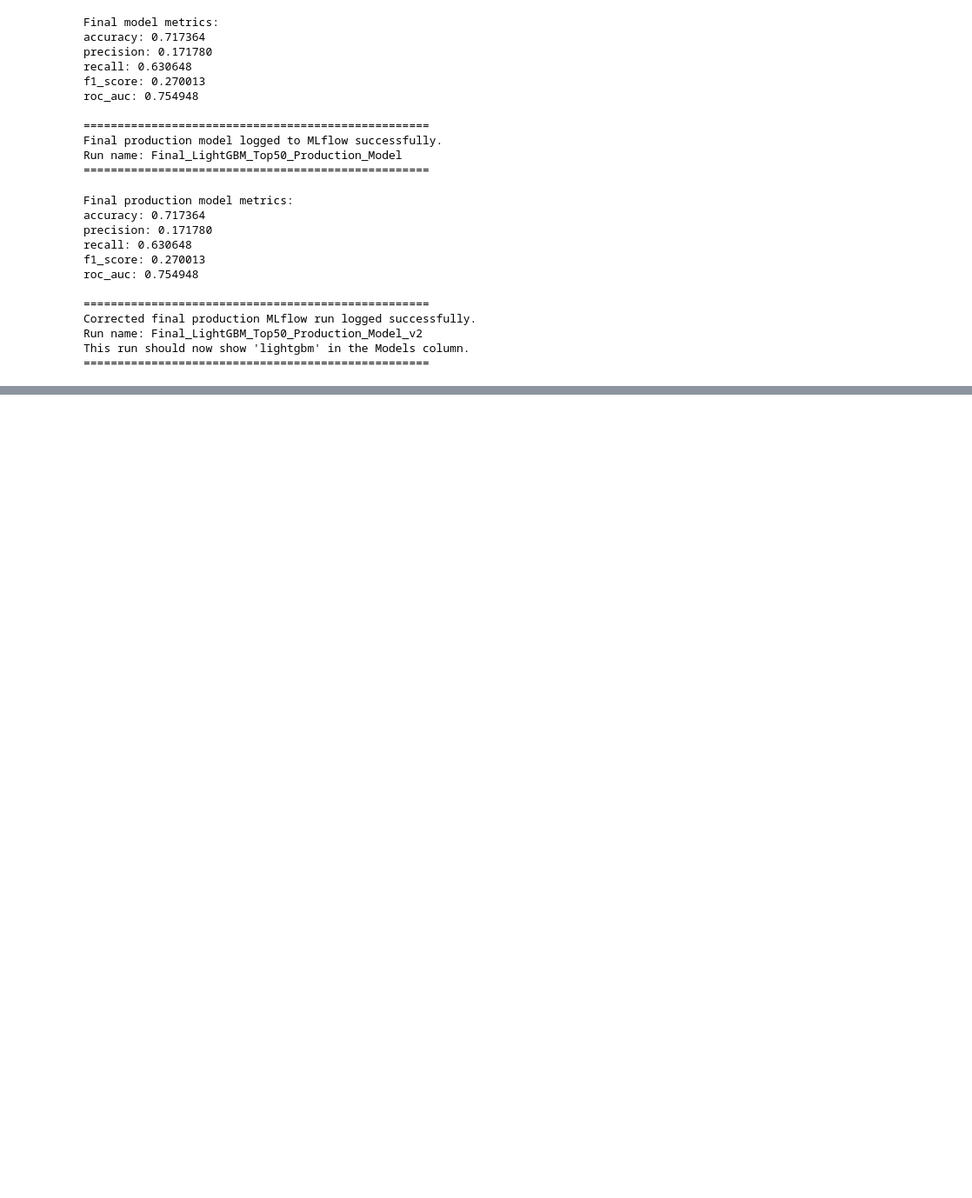
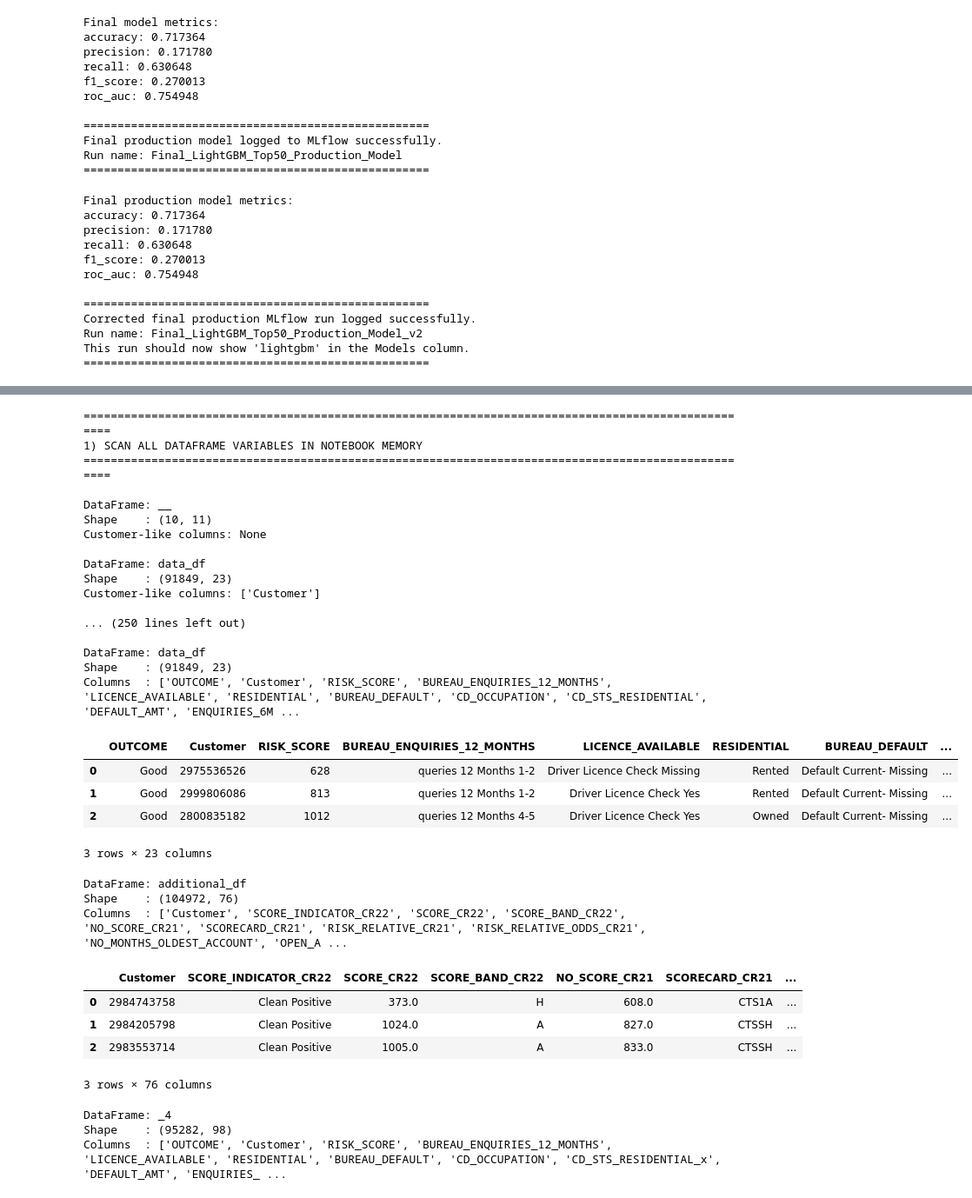
Before and after one commit to Omprasath26/Bad_Debt_Prediction, a Jupyter notebook: main.ipynb, the cells around one changed output, grey strips where cells are left out. Shown at 87% size. Cells and saved outputs as stored; diff of their text form; code cells hidden in the pictures; blank space fills up the shorter version.

```diff
--- a/main.ipynb
+++ b/main.ipynb
@@ -3055,0 +3249,80 @@ This run should now show 'lightgbm' in the Models column.
+# %%
+
+# DEPLOYMENT RESET - FIND CUSTOMER ID SOURCE ==
+
+import pandas as pd
+
+print("=" * 100)
+print("1) SCAN ALL DATAFRAME VARIABLES IN NOTEBOOK MEMORY")
+print("=" * 100)
+
+global_snapshot = list(globals().items())   # <-- FIX: freeze globals first
+
+for var_name, var_value in global_snapshot:
+    if isinstance(var_value, pd.DataFrame):
+        cols = list(var_value.columns)
+        customer_like_cols = [c for c in cols if "cust" in c.lower() or "customer" in c.lower()]
+        print(f"\nDataFrame: {var_name}")
+        print(f"Shape    : {var_value.shape}")
+        print(f"Customer-like columns: {customer_like_cols if customer_like_cols else 'None'}")
+
+print("\n" + "=" * 100)
+print("2) CHECK COMMON POSSIBLE CUSTOMER-ID COLUMN NAMES INSIDE merged_df")
+print("=" * 100)
+
+possible_customer_cols = [
+    "Customer", "CUSTOMER", "customer",
+    "Customer_ID", "CUSTOMER_ID", "customer_id",
+    "Cust_ID", "cust_id", "CUST_ID",
+    "Customer Number", "CUSTOMER NUMBER"
+]
+
+for col in possible_customer_cols:
+    print(f"{col}: {col in merged_df.columns}")
+
+print("\n" + "=" * 100)
+print("3) SHOW FIRST 20 COLUMNS OF EVERY DATAFRAME THAT LOOKS RELEVANT")
+print("=" * 100)
+
+for var_name, var_value in global_snapshot:
+    if isinstance(var_value, pd.DataFrame):
+        cols = list(var_value.columns)
+        if any("cust" in c.lower() or "customer" in c.lower() for c in cols):
+            print(f"\nDataFrame: {var_name}")
+            print(f"Shape    : {var_value.shape}")
+            print("Columns  :", cols[:20])
+            display(var_value.head(3))
+# %% [output]
+====================================================================================================
+1) SCAN ALL DATAFRAME VARIABLES IN NOTEBOOK MEMORY
+====================================================================================================
+
+DataFrame: __
+Shape    : (10, 11)
+Customer-like columns: None
+
+DataFrame: data_df
+Shape    : (91849, 23)
+Customer-like columns: ['Customer']
+
+... (250 lines left out)
+
+DataFrame: data_df
+Shape    : (91849, 23)
+Columns  : ['OUTCOME', 'Customer', 'RISK_SCORE', 'BUREAU_ENQUIRIES_12_MONTHS', 'LICENCE_AVAILABLE', 'RESIDENTIAL', 'BUREAU_DEFAULT', 'CD_OCCUPATION', 'CD_STS_RESIDENTIAL', 'DEFAULT_AMT', 'ENQUIRIES_6M ...
+|  | OUTCOME | Customer | RISK_SCORE | BUREAU_ENQUIRIES_12_MONTHS | LICENCE_AVAILABLE | RESIDENTIAL | BUREAU_DEFAULT | ... |
+| 0 | Good | 2975536526 | 628 | queries 12 Months 1-2 | Driver Licence Check Missing | Rented | Default Current- Missing | ... |
+| 1 | Good | 2999806086 | 813 | queries 12 Months 1-2 | Driver Licence Check Yes | Rented | Default Current- Missing | ... |
+| 2 | Good | 2800835182 | 1012 | queries 12 Months 4-5 | Driver Licence Check Yes | Owned | Default Current- Missing | ... |
+3 rows × 23 columns
+DataFrame: additional_df
+Shape    : (104972, 76)
+Columns  : ['Customer', 'SCORE_INDICATOR_CR22', 'SCORE_CR22', 'SCORE_BAND_CR22', 'NO_SCORE_CR21', 'SCORECARD_CR21', 'RISK_RELATIVE_CR21', 'RISK_RELATIVE_ODDS_CR21', 'NO_MONTHS_OLDEST_ACCOUNT', 'OPEN_A ...
+|  | Customer | SCORE_INDICATOR_CR22 | SCORE_CR22 | SCORE_BAND_CR22 | NO_SCORE_CR21 | SCORECARD_CR21 | ... |
+| 0 | 2984743758 | Clean Positive | 373.0 | H | 608.0 | CTS1A | ... |
+| 1 | 2984205798 | Clean Positive | 1024.0 | A | 827.0 | CTSSH | ... |
+| 2 | 2983553714 | Clean Positive | 1005.0 | A | 833.0 | CTSSH | ... |
+3 rows × 76 columns
+DataFrame: _4
+Shape    : (95282, 98)
+Columns  : ['OUTCOME', 'Customer', 'RISK_SCORE', 'BUREAU_ENQUIRIES_12_MONTHS', 'LICENCE_AVAILABLE', 'RESIDENTIAL', 'BUREAU_DEFAULT', 'CD_OCCUPATION', 'CD_STS_RESIDENTIAL_x', 'DEFAULT_AMT', 'ENQUIRIES_ ...
```
Also changed, not shown: parts of 8 cells of this notebook, 11 other files.
